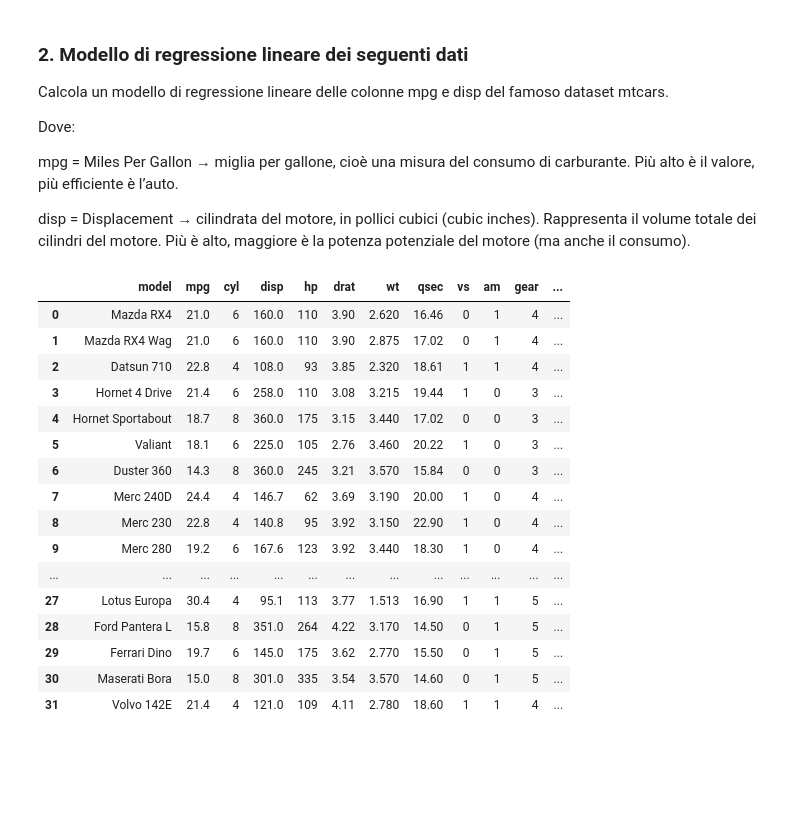
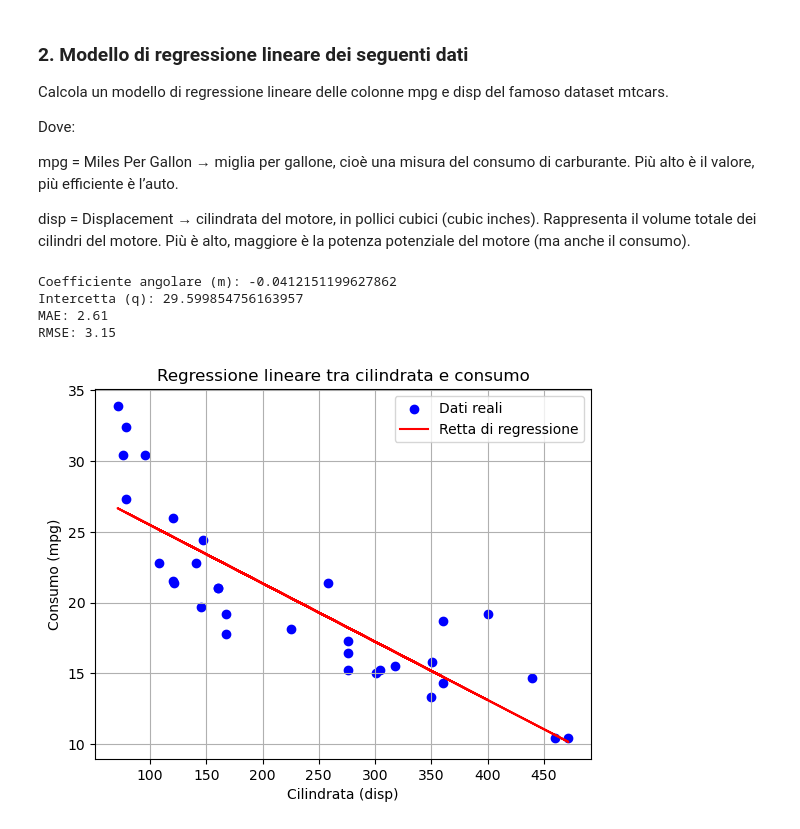
Before and after one commit to sebastiancarbone/ProgrammingLab2, a Jupyter notebook: 6_Esericzi_lez6.ipynb, the cells around one changed output. Drawn from its saved outputs; the diff is of its cells as text; code cells hidden in the pictures; blank space fills up the shorter version.

```diff
--- a/6_Esericzi_lez6.ipynb
+++ b/6_Esericzi_lez6.ipynb
@@ -39,29 +124,51 @@ Dove:
 mpg = Miles Per Gallon → miglia per gallone, cioè una misura del consumo di carburante. Più alto è il valore, più efficiente è l’auto.
 
 disp = Displacement → cilindrata del motore, in pollici cubici (cubic inches). Rappresenta il volume totale dei cilindri del motore. Più è alto, maggiore è la potenza potenziale del motore (ma anche il consumo).
-# %%
-import pandas as pd
-
-# Load dataset from URL
-df = pd.read_csv('https://gist.githubusercontent.com/seankross/a412dfbd88b3db70b74b/raw/5f23f993cd87c283ce766e7ac6b329ee7cc2e1d1/mtcars.csv')
-
-# Display the dataframe
-df
-# %% [output]
-|  | model | mpg | cyl | disp | hp | drat | wt | qsec | vs | am | gear | ... |
-| 0 | Mazda RX4 | 21.0 | 6 | 160.0 | 110 | 3.90 | 2.620 | 16.46 | 0 | 1 | 4 | ... |
-| 1 | Mazda RX4 Wag | 21.0 | 6 | 160.0 | 110 | 3.90 | 2.875 | 17.02 | 0 | 1 | 4 | ... |
-| 2 | Datsun 710 | 22.8 | 4 | 108.0 | 93 | 3.85 | 2.320 | 18.61 | 1 | 1 | 4 | ... |
-| 3 | Hornet 4 Drive | 21.4 | 6 | 258.0 | 110 | 3.08 | 3.215 | 19.44 | 1 | 0 | 3 | ... |
-| 4 | Hornet Sportabout | 18.7 | 8 | 360.0 | 175 | 3.15 | 3.440 | 17.02 | 0 | 0 | 3 | ... |
-| 5 | Valiant | 18.1 | 6 | 225.0 | 105 | 2.76 | 3.460 | 20.22 | 1 | 0 | 3 | ... |
-| 6 | Duster 360 | 14.3 | 8 | 360.0 | 245 | 3.21 | 3.570 | 15.84 | 0 | 0 | 3 | ... |
-| 7 | Merc 240D | 24.4 | 4 | 146.7 | 62 | 3.69 | 3.190 | 20.00 | 1 | 0 | 4 | ... |
-| 8 | Merc 230 | 22.8 | 4 | 140.8 | 95 | 3.92 | 3.150 | 22.90 | 1 | 0 | 4 | ... |
-| 9 | Merc 280 | 19.2 | 6 | 167.6 | 123 | 3.92 | 3.440 | 18.30 | 1 | 0 | 4 | ... |
-| ... | ... | ... | ... | ... | ... | ... | ... | ... | ... | ... | ... | ... |
-| 27 | Lotus Europa | 30.4 | 4 | 95.1 | 113 | 3.77 | 1.513 | 16.90 | 1 | 1 | 5 | ... |
-| 28 | Ford Pantera L | 15.8 | 8 | 351.0 | 264 | 4.22 | 3.170 | 14.50 | 0 | 1 | 5 | ... |
-| 29 | Ferrari Dino | 19.7 | 6 | 145.0 | 175 | 3.62 | 2.770 | 15.50 | 0 | 1 | 5 | ... |
-| 30 | Maserati Bora | 15.0 | 8 | 301.0 | 335 | 3.54 | 3.570 | 14.60 | 0 | 1 | 5 | ... |
-| 31 | Volvo 142E | 21.4 | 4 | 121.0 | 109 | 4.11 | 2.780 | 18.60 | 1 | 1 | 4 | ... |
+# %%
+import pandas as pd
+
+# Load dataset from URL
+df = pd.read_csv('https://gist.githubusercontent.com/seankross/a412dfbd88b3db70b74b/raw/5f23f993cd87c283ce766e7ac6b329ee7cc2e1d1/mtcars.csv')
+
+# Display the dataframe
+df
+# Estraiamo le colonne come array NumPy
+x = df["disp"].values  # cilindrata
+y = df["mpg"].values   # consumo
+
+#Usiamo np.polyfit per il fitting lineare (grado 1):
+coeff = np.polyfit(x, y, deg=1)  # retta: y = m*x + q
+m, q = coeff
+print(f"Coefficiente angolare (m): {m}")
+print(f"Intercetta (q): {q}")
+
+# Calcolare le y_predette (modello lineare)
+y_pred = m * x + q
+
+# Calcolare MAE e RMSE
+
+# MAE (errore assoluto medio)
+mae = np.mean(np.abs(y - y_pred))
+
+# RMSE (errore quadratico medio)
+rmse = math.sqrt(np.mean((y - y_pred)**2))
+
+print(f"MAE: {mae:.2f}")
+print(f"RMSE: {rmse:.2f}")
+
+#Visualizzare i dati e la retta di regressione
+
+plt.scatter(x, y, color='blue', label='Dati reali')
+plt.plot(x, y_pred, color='red', label='Retta di regressione')
+plt.xlabel("Cilindrata (disp)")
+plt.ylabel("Consumo (mpg)")
+plt.title("Regressione lineare tra cilindrata e consumo")
+plt.legend()
+plt.grid(True)
+plt.show()
+# %% [output]
+Coefficiente angolare (m): -0.0412151199627862
+Intercetta (q): 29.599854756163957
+MAE: 2.61
+RMSE: 3.15
+[figure, added]
```
Also changed, not shown: parts of 3 cells of this notebook, 10 other files.
